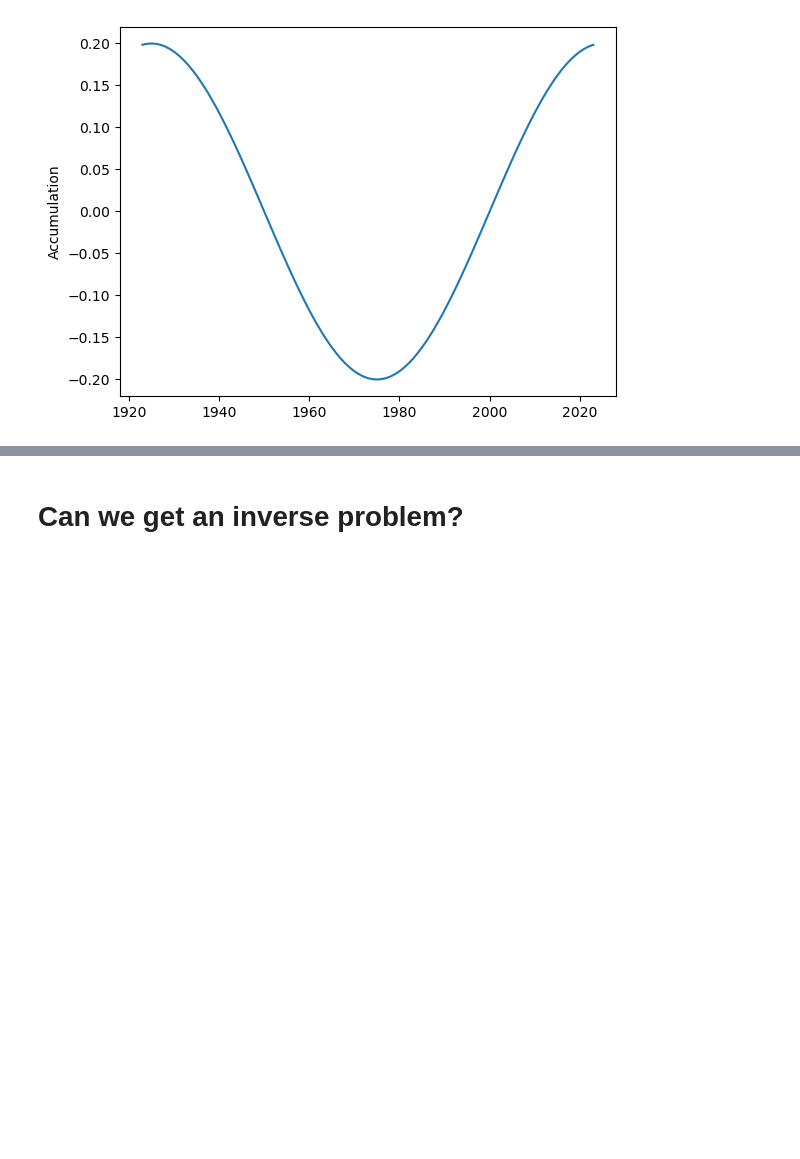
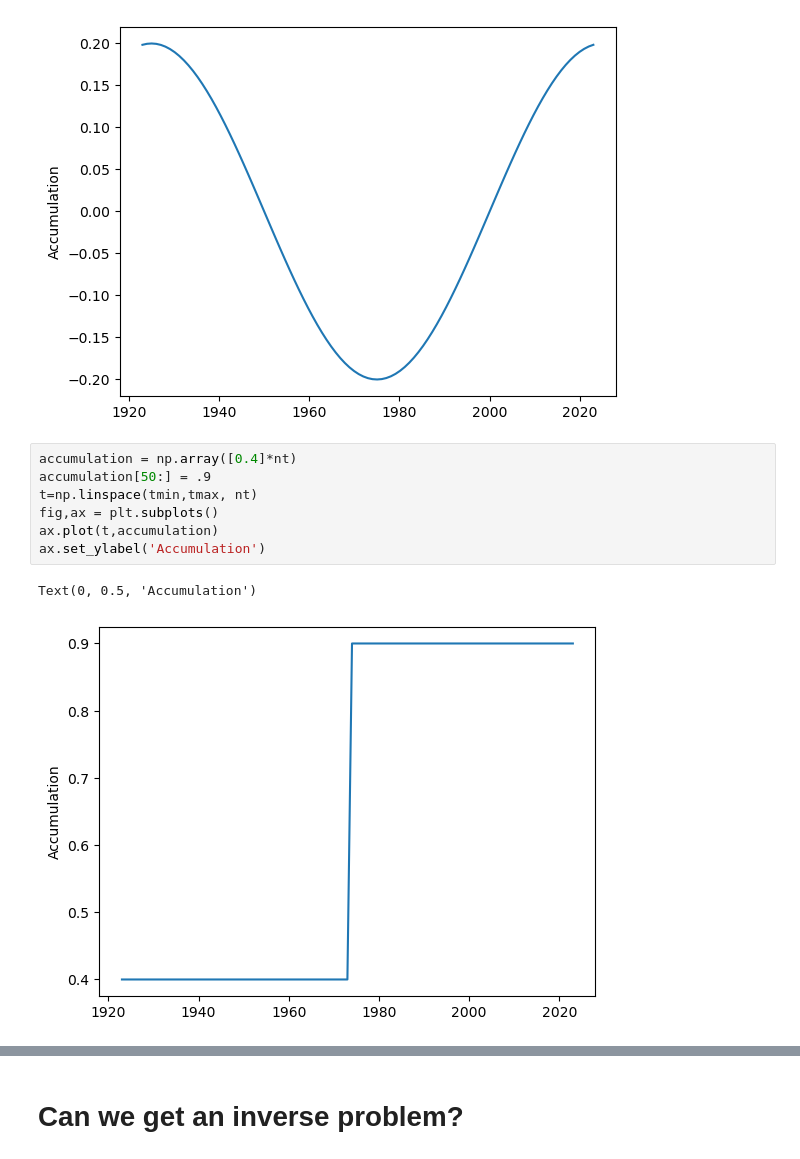
Before and after one commit to johnmorganmanos/Antarctica_AH_Thermometry, a Jupyter notebook: Untitled.ipynb, the cells around one changed output, grey strips where cells are left out. Saved outputs shown, nothing was run; the diff lists cells and outputs as text; blank space fills up the shorter version.

```diff
--- a/Untitled.ipynb
+++ b/Untitled.ipynb
@@ -103,4 +106,14 @@ ax.set_ylabel('Accumulation')
 # %% [output]
 Text(0, 0.5, 'Accumulation')
 [figure]
+# %%
+accumulation = np.array([0.4]*nt)
+accumulation[50:] = .9
+t=np.linspace(tmin,tmax, nt)
+fig,ax = plt.subplots()
+ax.plot(t,accumulation)
+ax.set_ylabel('Accumulation')
+# %% [output]
+Text(0, 0.5, 'Accumulation')
+[figure, added]
 # %%
```
Also changed, not shown: parts of 23 cells of this notebook.
